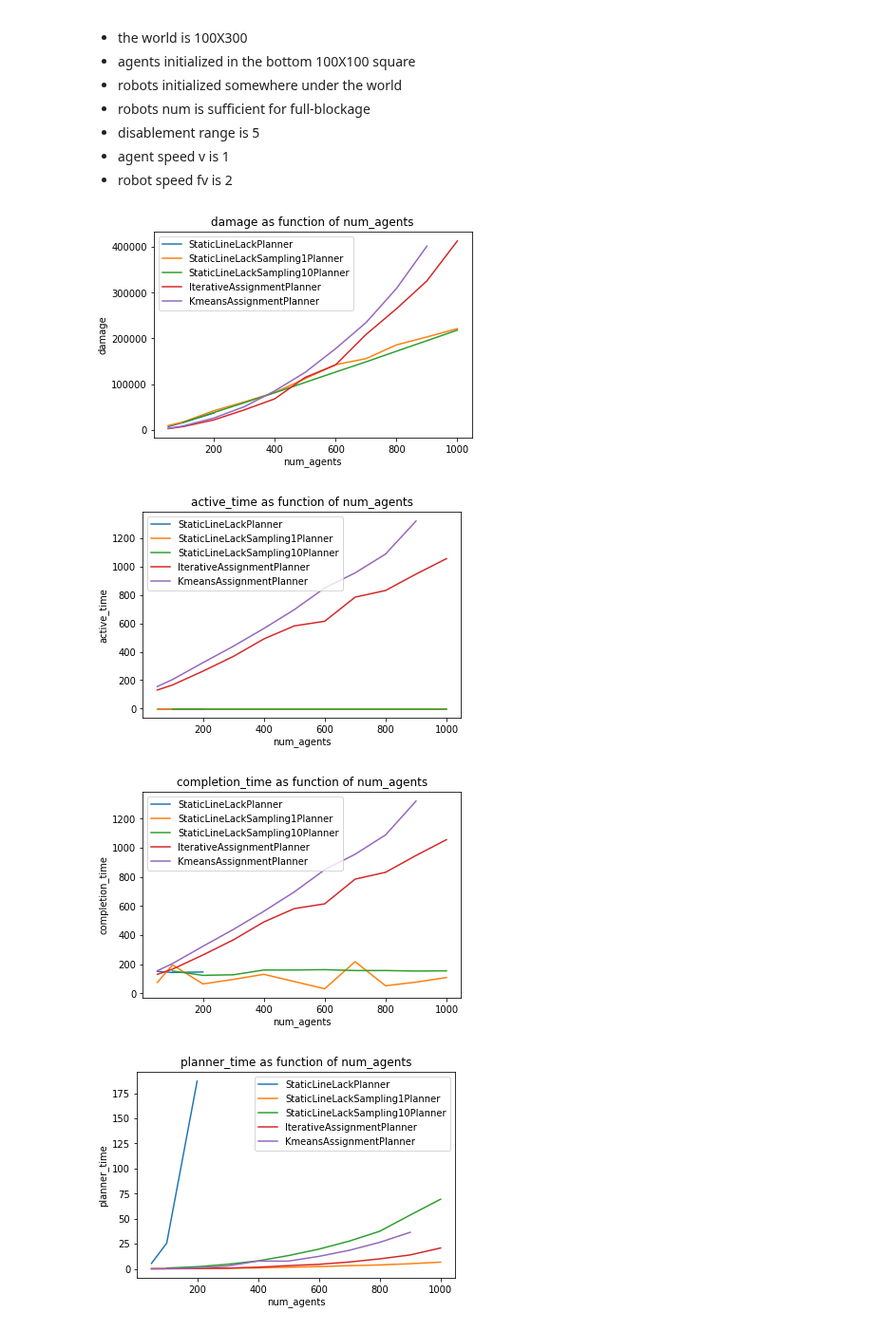
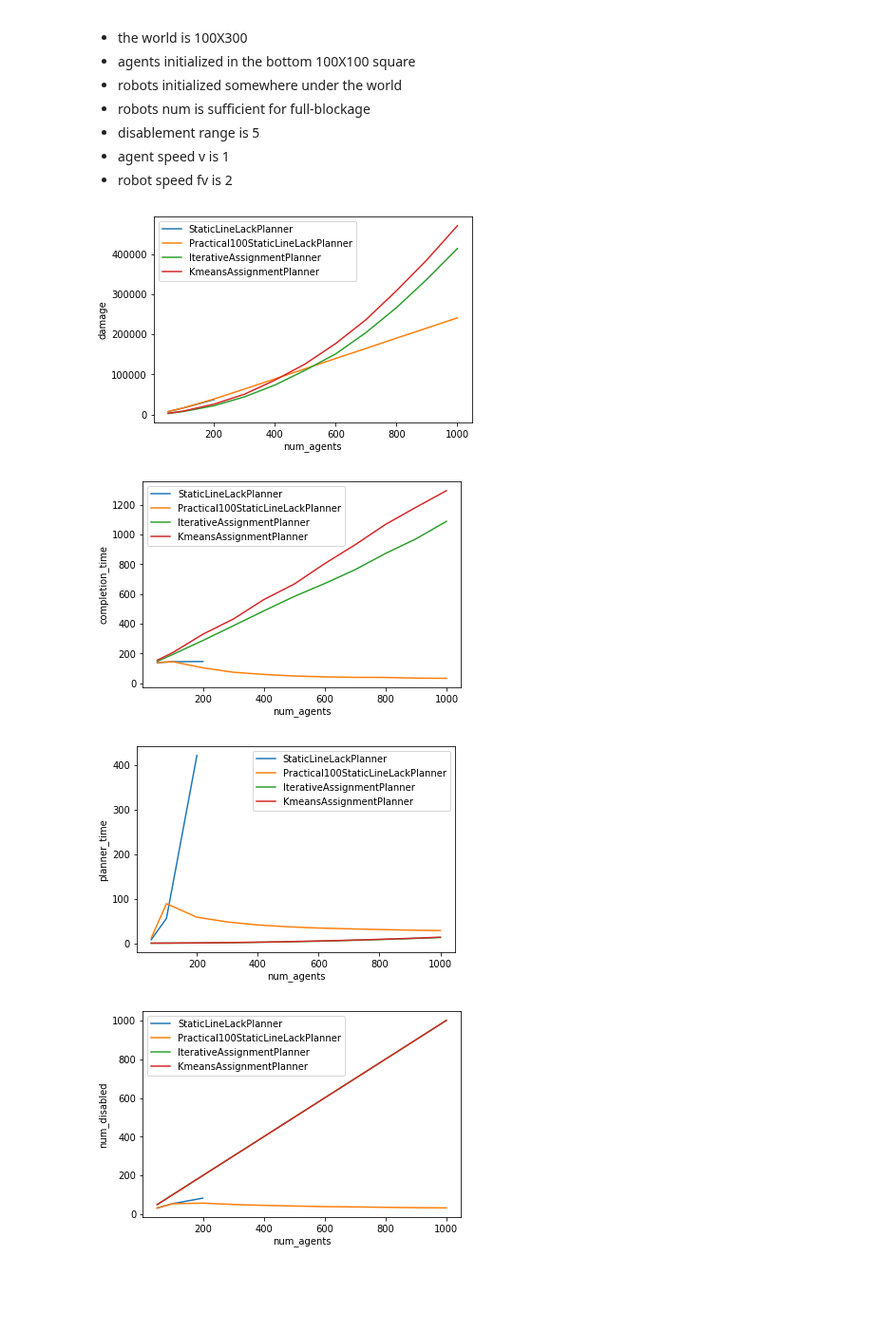
Before and after one commit to Elilgo324/dsd, a Jupyter notebook: experiments/partial_blockage/agents.ipynb, the cells around one changed output. Shown at 95% size. Drawn from its saved outputs; the diff is of its cells as text; code cells hidden in the pictures; blank space fills up the shorter version.

Commit message:
plots

```diff
--- a/experiments/partial_blockage/agents.ipynb
+++ b/experiments/partial_blockage/agents.ipynb
@@ -18,7 +18,6 @@ results.head()
 # %%
 planners_names = ['StaticLineLackPlanner',
-                  'StaticLineLackSampling1Planner',
-                  'StaticLineLackSampling10Planner',
+                  'Practical100StaticLineLackPlanner',
                   'IterativeAssignmentPlanner',
                   'KmeansAssignmentPlanner']
 
@@ -34,28 +33,24 @@ planners_results = [results.loc[results['planner']==name] for name in planners_n
 * agent speed v is 1
 * robot speed fv is 2
 # %%
-Y = ['damage', 'active_time', 'completion_time', 'planner_time', 'num_disabled']
+Y = ['damage', 'completion_time', 'planner_time', 'num_disabled']
 X = ['num_agents' for y in Y]
 
 for i in range(len(Y)):
     x = X[i]
     y = Y[i]
 
-    title = f'{y} as function of {x}'
-    # plt.title(title)
     plt.xlabel(x)
     plt.ylabel(y)
 
     for r in planners_results:
         plt.plot(list(r[x]),list(r[y]))
 
-    # plt.figure(figsize=(10, 8))
-    # plt.savefig('./plots/'+title+'.png')
-
     plt.legend(planners_names)
+    plt.savefig(f'./results/{x}-{y}.png')
     plt.show()
 # %% [output]
-[figure, old version]
+[figure, new version]
-[figure, old version]
+[figure, new version]
-[figure, old version]
+[figure, new version]
-[figure, old version]
+[figure, new version]
```
Also changed, not shown: parts of 2 cells of this notebook, 52 other files.
